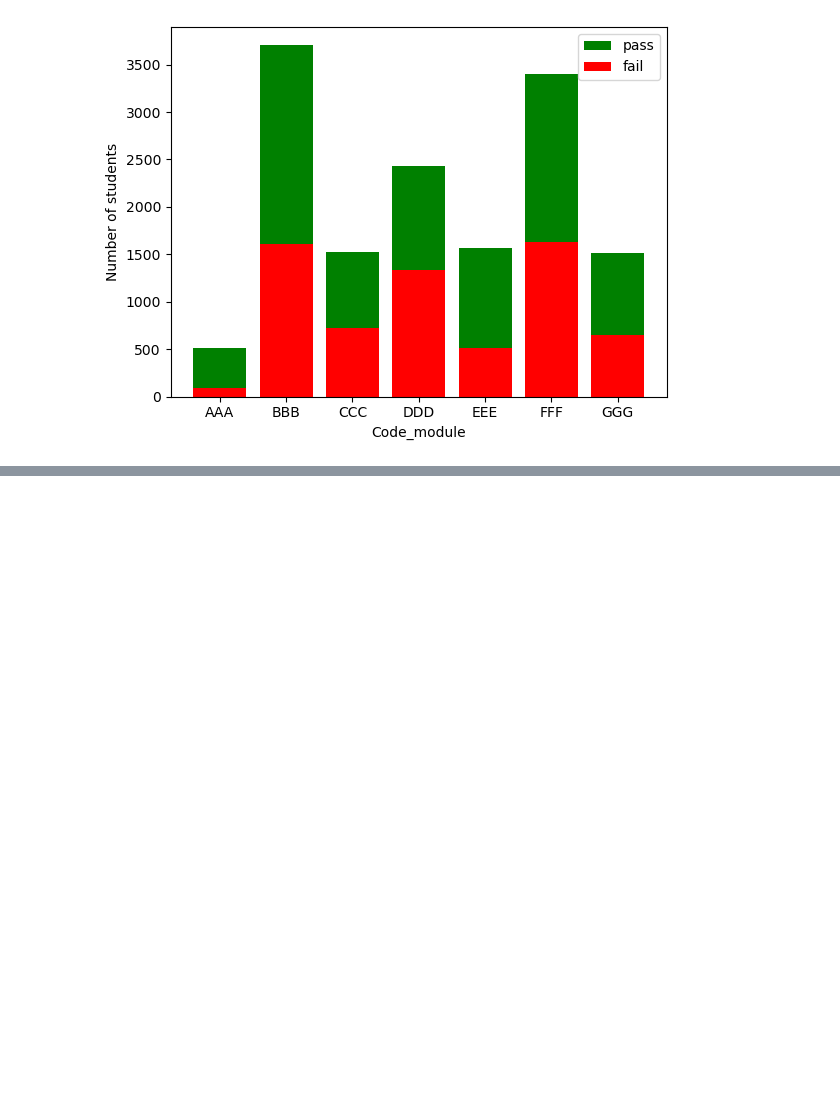
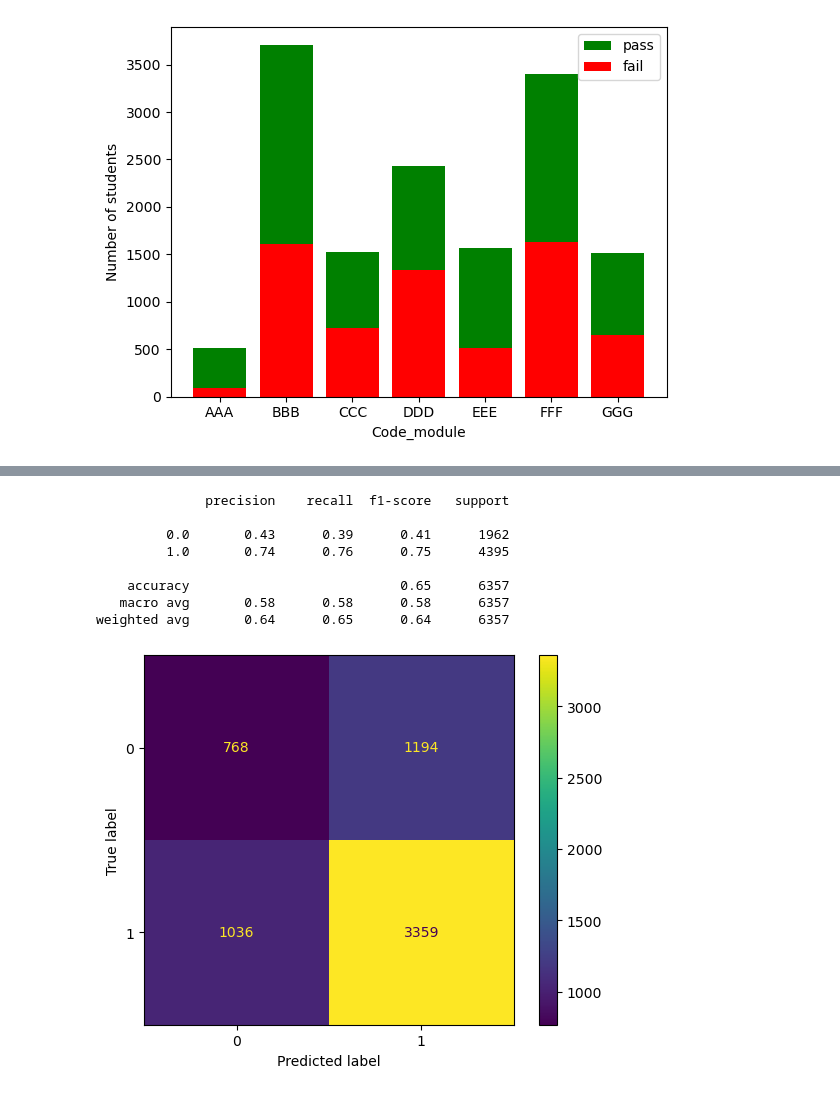
Before and after one commit to KatarinaIvic/IDS, a Jupyter notebook: Projektni zadatak .ipynb, the cells around one changed output, grey strips where cells are left out. Cells and saved outputs as stored; diff of their text form; code cells hidden in the pictures; blank space fills up the shorter version.

```diff
--- a/Projektni zadatak .ipynb
+++ b/Projektni zadatak .ipynb
@@ -605,0 +714,6 @@ Text(0, 0.5, 'Number of students')
+# %%
+#Random forest za info student
+model = RandomForestClassifier(random_state=42, max_depth=5, n_estimators=20, class_weight={0: 2, 1: 1})
+model.fit(X_train, y_train)
+y_pred = model.predict(X_test)
+print(classification_report(y_test, y_pred))
@@ -605,0 +729,15 @@ Text(0, 0.5, 'Number of students')
+# %%
+cm=confusion_matrix(y_test, y_pred)
+ConfusionMatrixDisplay(cm).plot()
+
+print(classification_report(y_test, y_pred))
+# %% [output]
+              precision    recall  f1-score   support
+
+         0.0       0.43      0.39      0.41      1962
+         1.0       0.74      0.76      0.75      4395
+
+    accuracy                           0.65      6357
+   macro avg       0.58      0.58      0.58      6357
+weighted avg       0.64      0.65      0.64      6357
+[figure, added]
```
Also changed, not shown: parts of 15 cells of this notebook.
